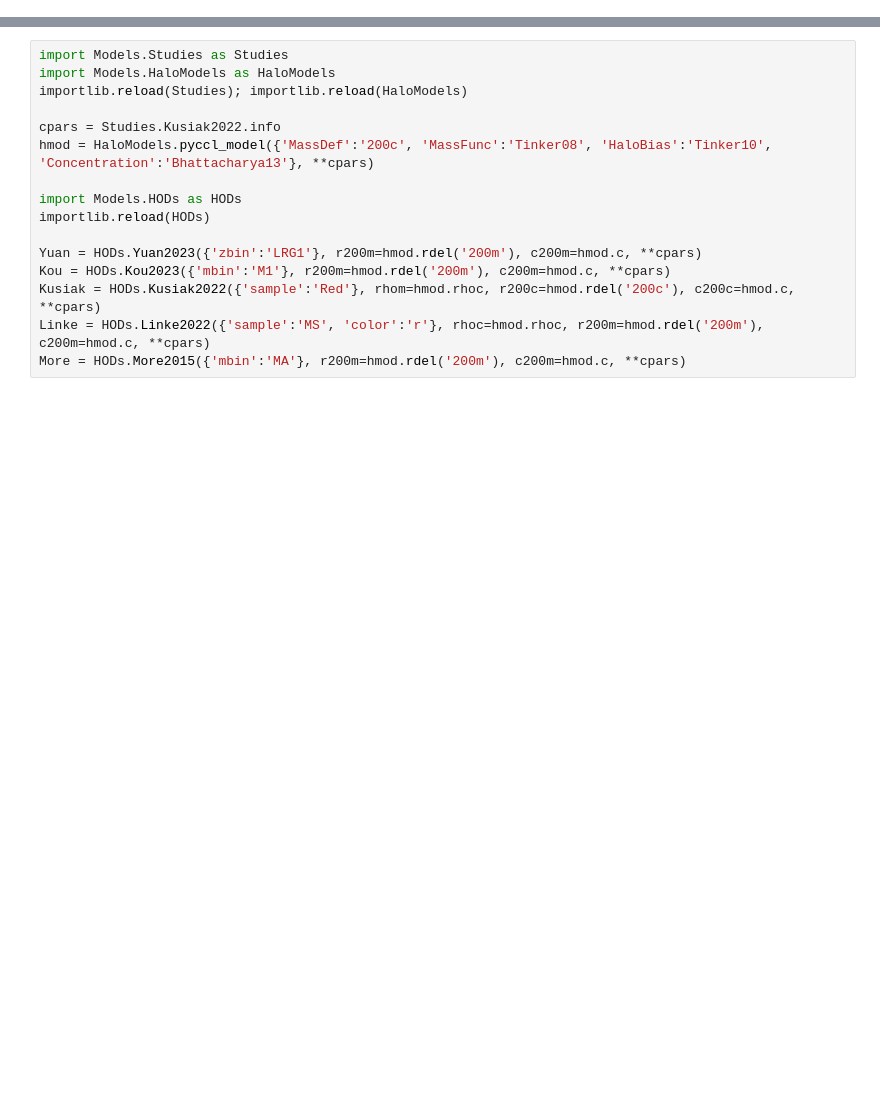
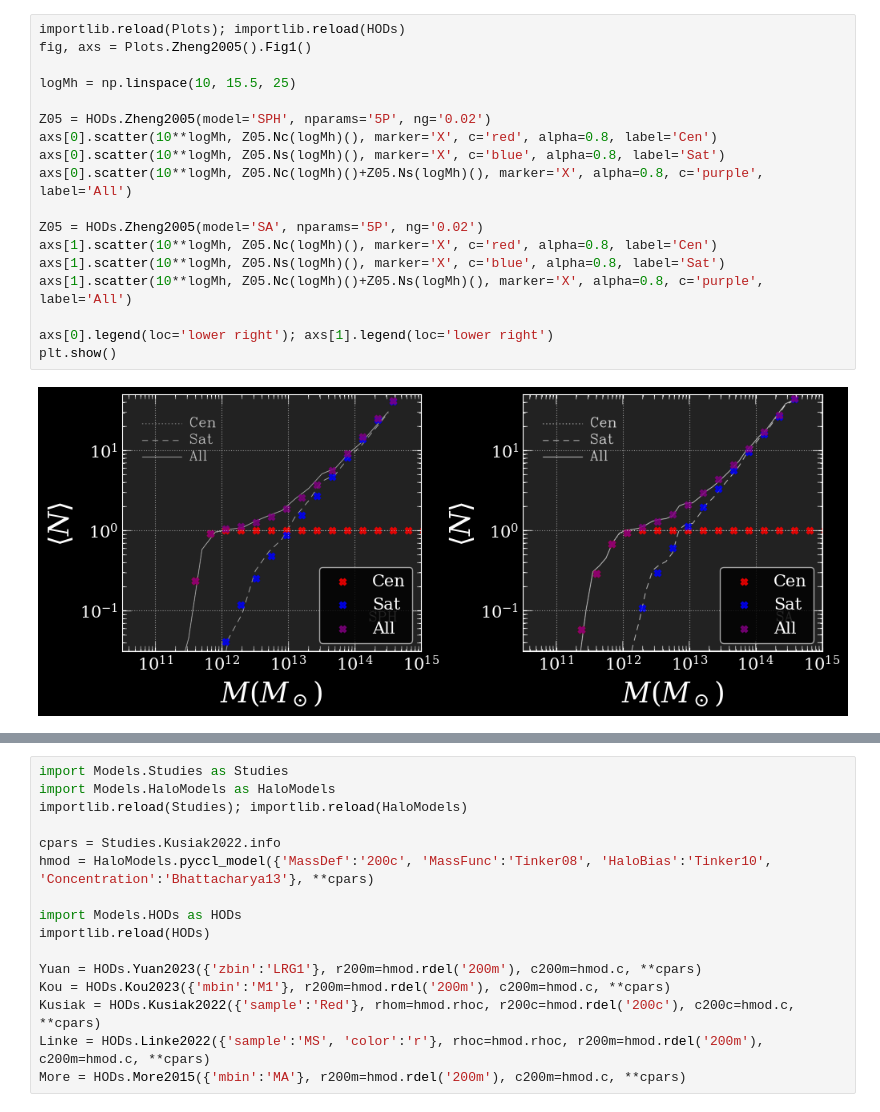
Before and after one commit to chadpopik/CAPPIBARAS, a Jupyter notebook: Models/HODsCheck.ipynb, the cells around one changed output, grey strips where cells are left out. Drawn from its saved outputs; the diff is of its cells as text; blank space fills up the shorter version.

```diff
--- a/Models/HODsCheck.ipynb
+++ b/Models/HODsCheck.ipynb
@@ -42,0 +34,20 @@ BOSSDR11 = HODs.More2015({'mbin':'MA'})
+# %%
+importlib.reload(Plots); importlib.reload(HODs)
+fig, axs = Plots.Zheng2005().Fig1()
+
+logMh = np.linspace(10, 15.5, 25)
+
+Z05 = HODs.Zheng2005(model='SPH', nparams='5P', ng='0.02')
+axs[0].scatter(10**logMh, Z05.Nc(logMh)(), marker='X', c='red', alpha=0.8, label='Cen')
+axs[0].scatter(10**logMh, Z05.Ns(logMh)(), marker='X', c='blue', alpha=0.8, label='Sat')
+axs[0].scatter(10**logMh, Z05.Nc(logMh)()+Z05.Ns(logMh)(), marker='X', alpha=0.8, c='purple', label='All')
+
+Z05 = HODs.Zheng2005(model='SA', nparams='5P', ng='0.02')
+axs[1].scatter(10**logMh, Z05.Nc(logMh)(), marker='X', c='red', alpha=0.8, label='Cen')
+axs[1].scatter(10**logMh, Z05.Ns(logMh)(), marker='X', c='blue', alpha=0.8, label='Sat')
+axs[1].scatter(10**logMh, Z05.Nc(logMh)()+Z05.Ns(logMh)(), marker='X', alpha=0.8, c='purple', label='All')
+
+axs[0].legend(loc='lower right'); axs[1].legend(loc='lower right')
+plt.show()
+# %% [output]
+[figure, added]
```
Also changed, not shown: parts of 30 cells of this notebook, 31 other files.
